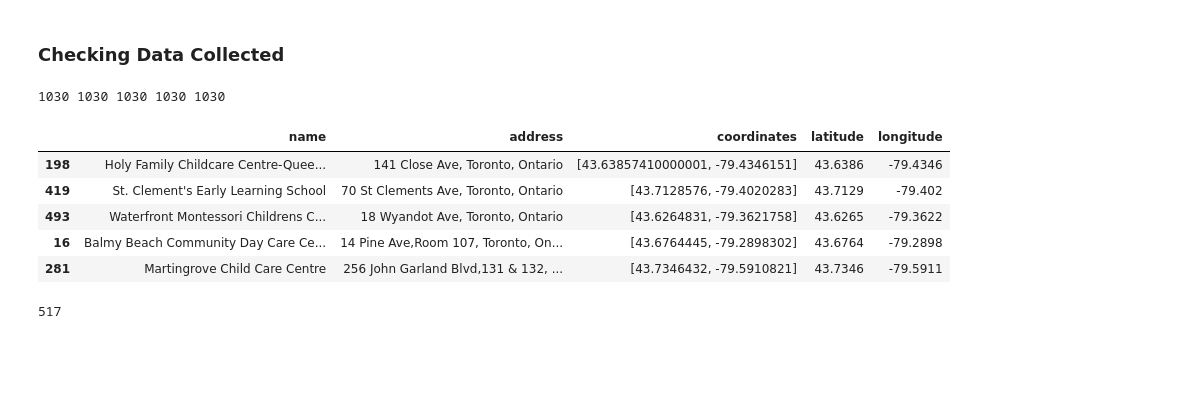
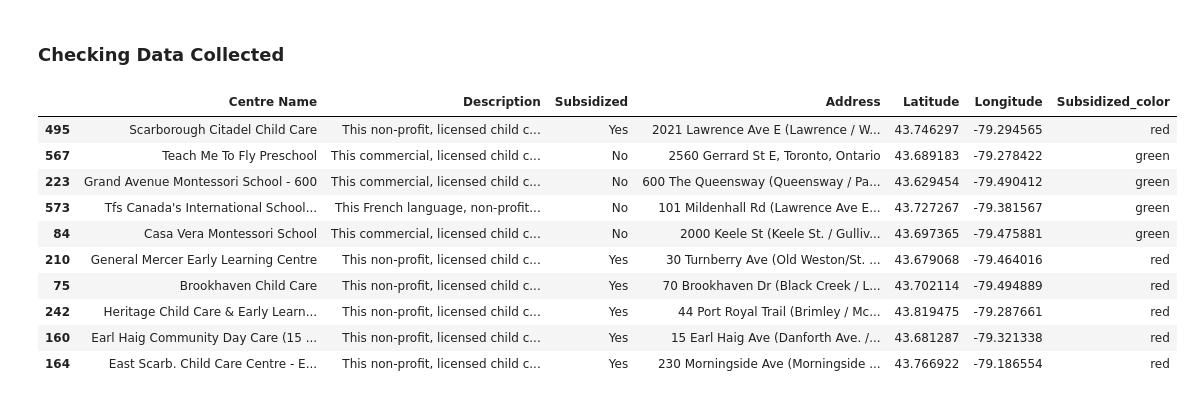
Before and after one commit to mw05pp/Toronto-Licensed-Child-Care-Centre, a Jupyter notebook: Toronto Licensed Child Care Centres.ipynb, the cells around one changed output. Drawn from its saved outputs; the diff is of its cells as text; code cells hidden in the pictures; blank space fills up the shorter version.

```diff
--- a/Toronto Licensed Child Care Centres.ipynb
+++ b/Toronto Licensed Child Care Centres.ipynb
@@ -118,30 +160,19 @@ Wall time: 12min 21s
 # %% [markdown]
 ### Checking Data Collected
-# %%
-# Number of records found
-print(len(name), len(address), len(coordinates), len(latitude), len(longitude))
-# %% [output]
-1030 1030 1030 1030 1030
-# %%
-df = pd.DataFrame({'name': name, 'address': address, 'coordinates': coordinates, 'latitude': latitude, 'longitude': longitude}, columns = ['name', 'address', 'coordinates', 'latitude', 'longitude'])
-
-df.dropna(axis=0, how = 'any', inplace = True)
-
-df.reset_index(inplace=True)
-
-df.drop(['index'], axis = 1, inplace = True)
-
-# sample of data collection (table view)
-df.sample(5)
-# %% [output]
-|  | name | address | coordinates | latitude | longitude |
-| 198 | Holy Family Childcare Centre-Quee... | 141 Close Ave, Toronto, Ontario | [43.63857410000001, -79.4346151] | 43.6386 | -79.4346 |
-| 419 | St. Clement's Early Learning School | 70 St Clements Ave, Toronto, Ontario | [43.7128576, -79.4020283] | 43.7129 | -79.402 |
-| 493 | Waterfront Montessori Childrens C... | 18 Wyandot Ave, Toronto, Ontario | [43.6264831, -79.3621758] | 43.6265 | -79.3622 |
-| 16 | Balmy Beach Community Day Care Ce... | 14 Pine Ave,Room 107, Toronto, On... | [43.6764445, -79.2898302] | 43.6764 | -79.2898 |
-| 281 | Martingrove Child Care Centre | 256 John Garland Blvd,131 & 132, ... | [43.7346432, -79.5910821] | 43.7346 | -79.5911 |
-# %%
-# Total Number of Records
-len(df)
-# %% [output]
-517
+# %%
+df = pd.read_csv('Toronto_Licensed_Daycare_clean.csv')
+df.drop('Unnamed: 0', axis=1, inplace = True)
+df['Subsidized_color'] = df['Subsidized'].apply(lambda x: 'red' if x == 'Yes' else 'green' )
+df.sample(10)
+# %% [output]
+|  | Centre Name | Description | Subsidized | Address | Latitude | Longitude | Subsidized_color |
+| 495 | Scarborough Citadel Child Care | This non-profit, licensed child c... | Yes | 2021 Lawrence Ave E (Lawrence / W... | 43.746297 | -79.294565 | red |
+| 567 | Teach Me To Fly Preschool | This commercial, licensed child c... | No | 2560 Gerrard St E, Toronto, Ontario | 43.689183 | -79.278422 | green |
+| 223 | Grand Avenue Montessori School - 600 | This commercial, licensed child c... | No | 600 The Queensway (Queensway / Pa... | 43.629454 | -79.490412 | green |
+| 573 | Tfs Canada's International School... | This French language, non-profit... | No | 101 Mildenhall Rd (Lawrence Ave E... | 43.727267 | -79.381567 | green |
+| 84 | Casa Vera Montessori School | This commercial, licensed child c... | No | 2000 Keele St (Keele St. / Gulliv... | 43.697365 | -79.475881 | green |
+| 210 | General Mercer Early Learning Centre | This non-profit, licensed child c... | Yes | 30 Turnberry Ave (Old Weston/St. ... | 43.679068 | -79.464016 | red |
+| 75 | Brookhaven Child Care | This non-profit, licensed child c... | Yes | 70 Brookhaven Dr (Black Creek / L... | 43.702114 | -79.494889 | red |
+| 242 | Heritage Child Care & Early Learn... | This non-profit, licensed child c... | Yes | 44 Port Royal Trail (Brimley / Mc... | 43.819475 | -79.287661 | red |
+| 160 | Earl Haig Community Day Care (15 ... | This non-profit, licensed child c... | Yes | 15 Earl Haig Ave (Danforth Ave. /... | 43.681287 | -79.321338 | red |
+| 164 | East Scarb. Child Care Centre - E... | This non-profit, licensed child c... | Yes | 230 Morningside Ave (Morningside ... | 43.766922 | -79.186554 | red |
```
Also changed, not shown: parts of 11 cells of this notebook.
